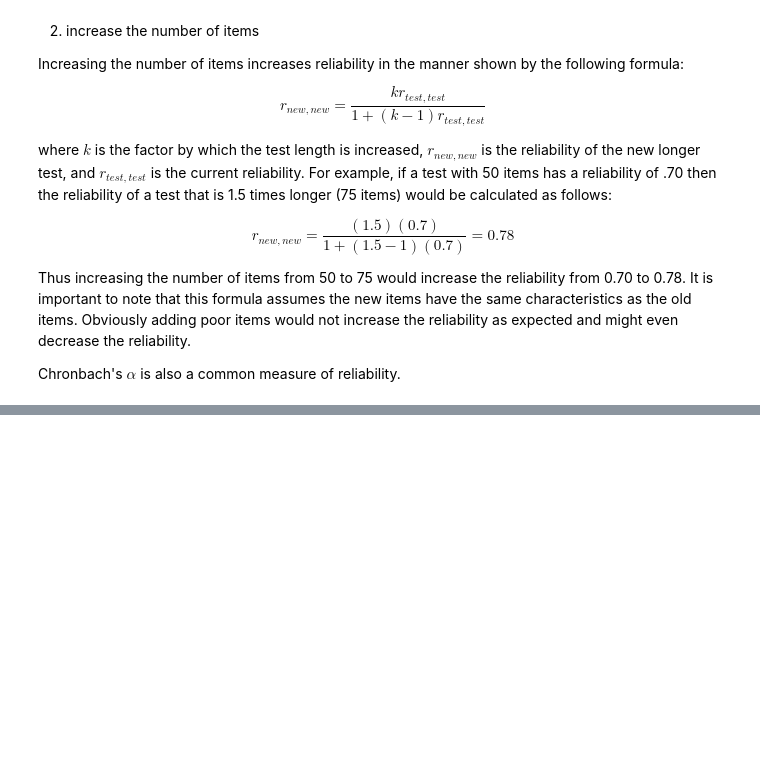
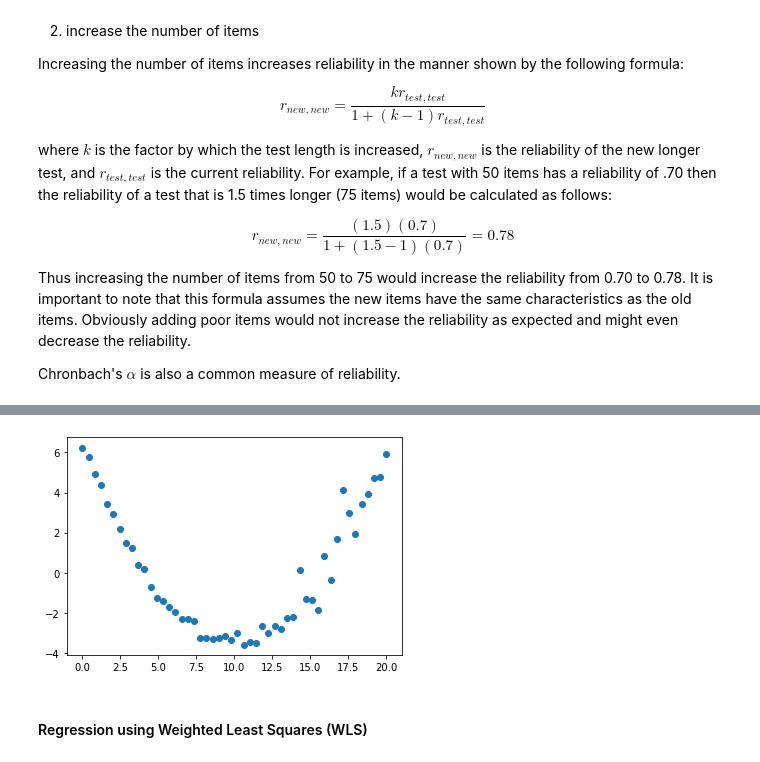
Before and after one commit to jamwine/Statistics, a Jupyter notebook: Statistics.ipynb, the cells around one changed output, grey strips where cells are left out. Saved outputs shown, nothing was run; the diff lists cells and outputs as text; code cells hidden in the pictures; blank space fills up the shorter version.

```diff
--- a/Statistics.ipynb
+++ b/Statistics.ipynb
@@ -1193,0 +1420,6 @@ Chronbach's $\alpha$ is also a common measure of reliability.
+# %%
+plt.scatter(x, results_ols.resid); # Pattern is observed
+# %% [output]
+[figure, added]
+# %% [markdown]
+#### Regression using Weighted Least Squares (WLS)
```
Also changed, not shown: parts of 41 cells of this notebook.
